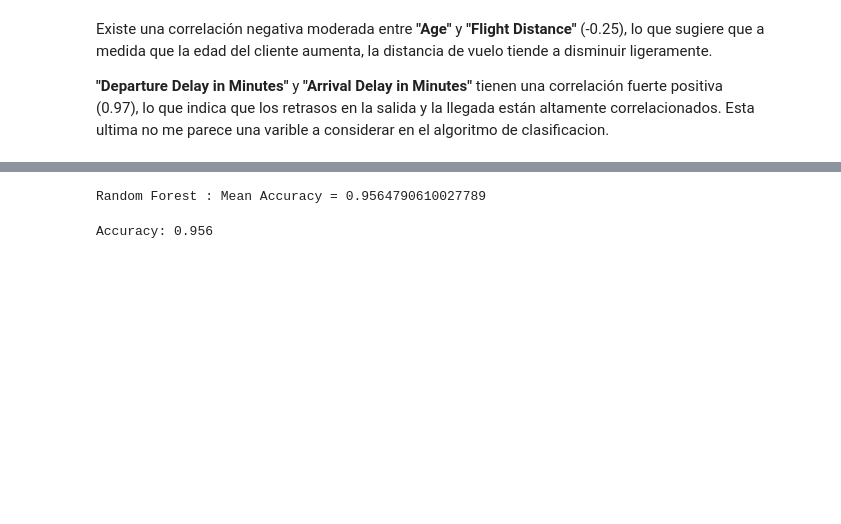
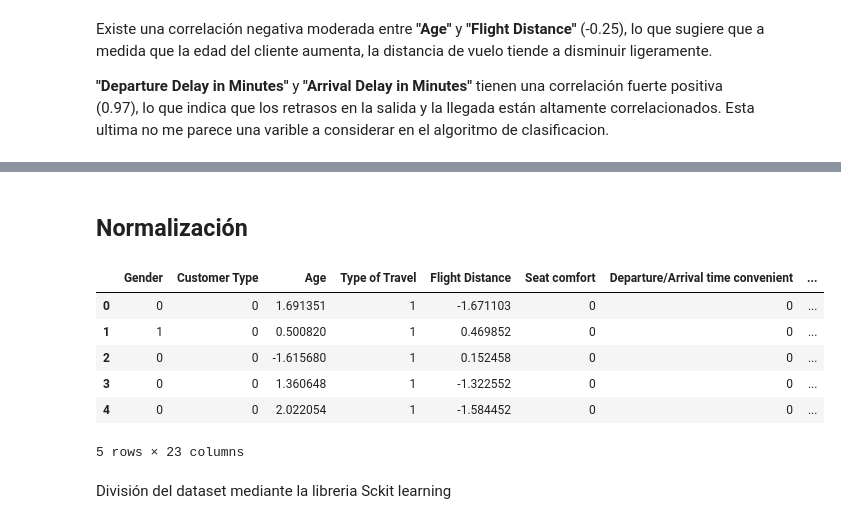
Before and after one commit to FranFer03/data_science, a Jupyter notebook: Fernández Francisco - Descripción.ipynb, the cells around one changed output, grey strips where cells are left out. Drawn from its saved outputs; the diff is of its cells as text; code cells hidden in the pictures; blank space fills up the shorter version.

```diff
--- a/Fernández Francisco - Descripción.ipynb
+++ b/Fernández Francisco - Descripción.ipynb
@@ -336,2 +358,20 @@ for i in ['Gender', 'Customer Type', 'Type of Travel']:
+# %% [markdown]
+## **Normalización**
+# %%
+std_scaled = StandardScaler()
+features_to_scaler = ["Age", "Flight Distance", "Departure Delay in Minutes"]
+features_scaled = std_scaled.fit_transform(X[features_to_scaler])
+X[["Age", "Flight Distance", "Departure Delay in Minutes"]] = features_scaled
+X.head()
+# %% [output]
+|  | Gender | Customer Type | Age | Type of Travel | Flight Distance | Seat comfort | Departure/Arrival time convenient | ... |
+| 0 | 0 | 0 | 1.691351 | 1 | -1.671103 | 0 | 0 | ... |
+| 1 | 1 | 0 | 0.500820 | 1 | 0.469852 | 0 | 0 | ... |
+| 2 | 0 | 0 | -1.615680 | 1 | 0.152458 | 0 | 0 | ... |
+| 3 | 0 | 0 | 1.360648 | 1 | -1.322552 | 0 | 0 | ... |
+| 4 | 0 | 0 | 2.022054 | 1 | -1.584452 | 0 | 0 | ... |
+5 rows × 23 columns
+# %% [markdown]
+División del dataset mediante la libreria Sckit learning
 # %%
 X_train, X_test, y_train, y_test = train_test_split(X, Y, test_size=0.2)
@@ -340,19 +377,0 @@ score = cross_val_score(RandomForestClassifier(), X_train, y_train, cv=5)
-# %%
-print(f"Random Forest : Mean Accuracy = {score.mean()}")
-# %% [output]
-Random Forest : Mean Accuracy = 0.9564790610027789
-# %%
-# Make tha random forest model with specific best hyperparameters.
-model = RandomForestClassifier()
-
-# Fit the model.
-model.fit(X_train, y_train)
-
-# Predict y-predict.
-y_pred = model.predict(X_test)
-
-# Evaluate the accuracy of y-predict.
-acc = accuracy_score(y_test, y_pred)
-print(f"Accuracy: {acc:.3f}")
-# %% [output]
-Accuracy: 0.956
```
Also changed, not shown: parts of 18 cells of this notebook.
